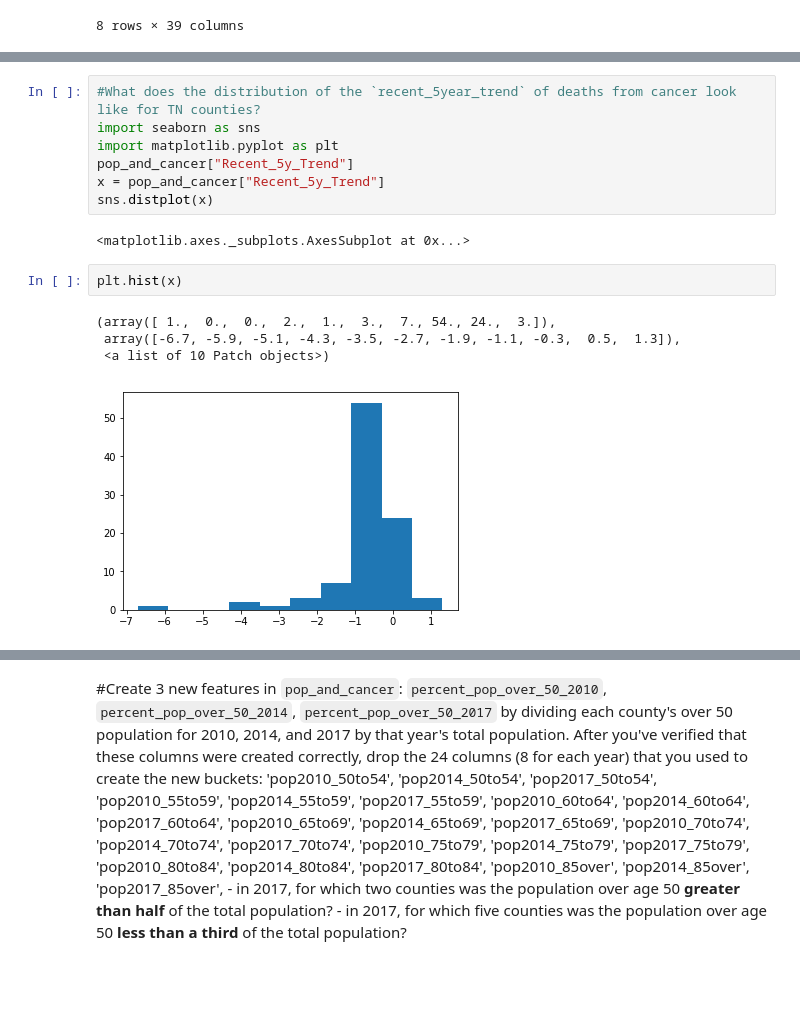
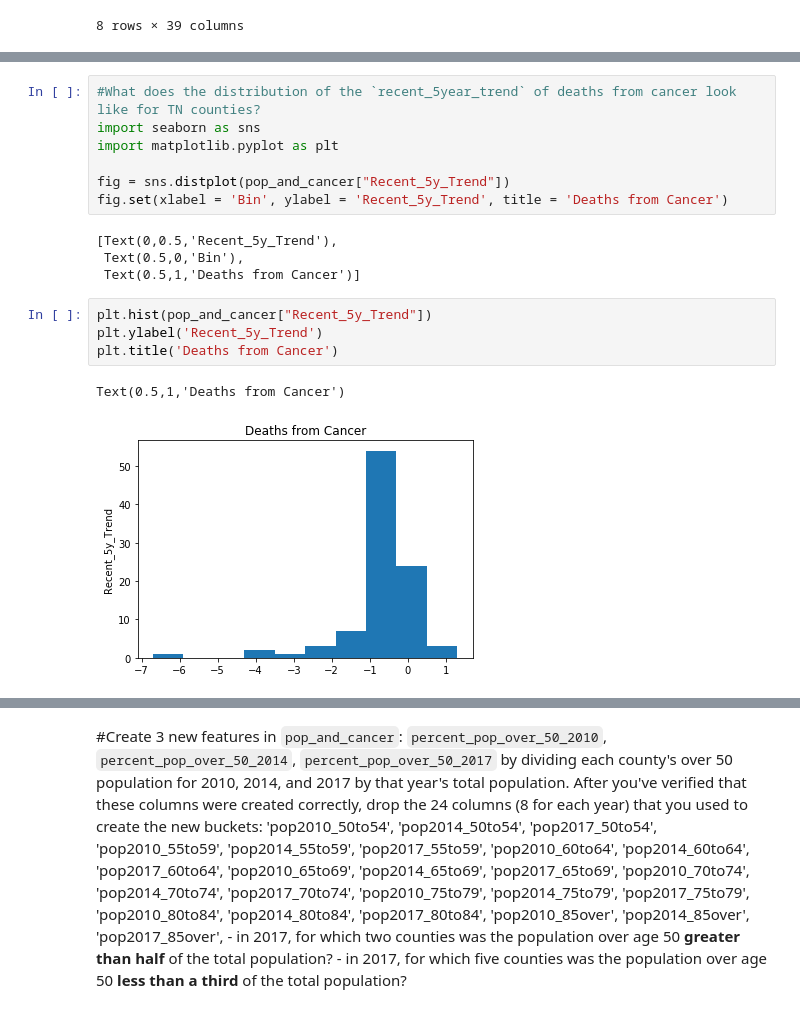
Before and after one commit to blackmonica/vanderbilt-aspire-data-essentials, a Jupyter notebook: Smile.ipynb, the cells around one changed output, grey strips where cells are left out. Saved outputs shown, nothing was run; the diff lists cells and outputs as text; blank space fills up the shorter version.

```diff
--- a/Smile.ipynb
+++ b/Smile.ipynb
@@ -223,17 +198,19 @@ dtype: int64
 #What does the distribution of the `recent_5year_trend` of deaths from cancer look like for TN counties?
 import seaborn as sns
 import matplotlib.pyplot as plt
-pop_and_cancer["Recent_5y_Trend"]
-x = pop_and_cancer["Recent_5y_Trend"]
-sns.distplot(x)
+
+fig = sns.distplot(pop_and_cancer["Recent_5y_Trend"])
+fig.set(xlabel = 'Bin', ylabel = 'Recent_5y_Trend', title = 'Deaths from Cancer')
 # %% [output]
-<matplotlib.axes._subplots.AxesSubplot at 0x...>
+[Text(0,0.5,'Recent_5y_Trend'),
+ Text(0.5,0,'Bin'),
+ Text(0.5,1,'Deaths from Cancer')]
-# %%
-plt.hist(x)
-# %% [output]
-(array([ 1.,  0.,  0.,  2.,  1.,  3.,  7., 54., 24.,  3.]),
- array([-6.7, -5.9, -5.1, -4.3, -3.5, -2.7, -1.9, -1.1, -0.3,  0.5,  1.3]),
- <a list of 10 Patch objects>)
-[figure, removed]
+# %%
+plt.hist(pop_and_cancer["Recent_5y_Trend"])
+plt.ylabel('Recent_5y_Trend')
+plt.title('Deaths from Cancer')
+# %% [output]
+Text(0.5,1,'Deaths from Cancer')
+[figure, added]
 # %%
 #What does the distribution of counties **meeting** and **not meeting** the 2020 Healthy People Objective target of 161.4 cancer deaths per 100,000 people look like?
```
Also changed, not shown: parts of 28 cells of this notebook.
